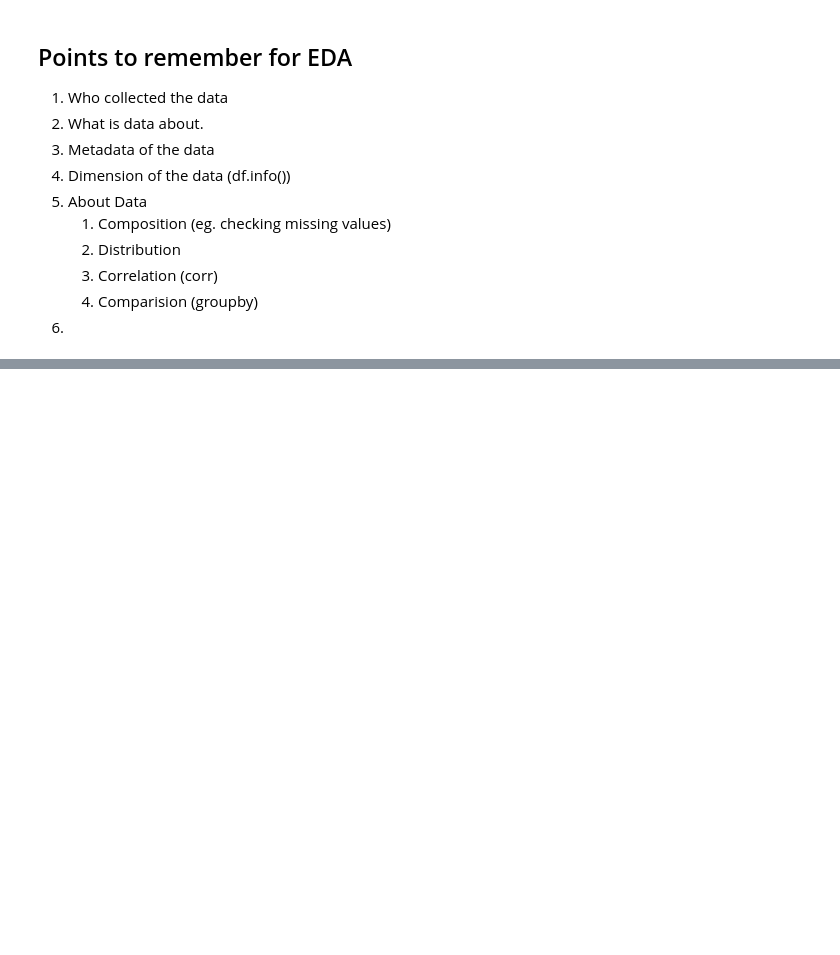
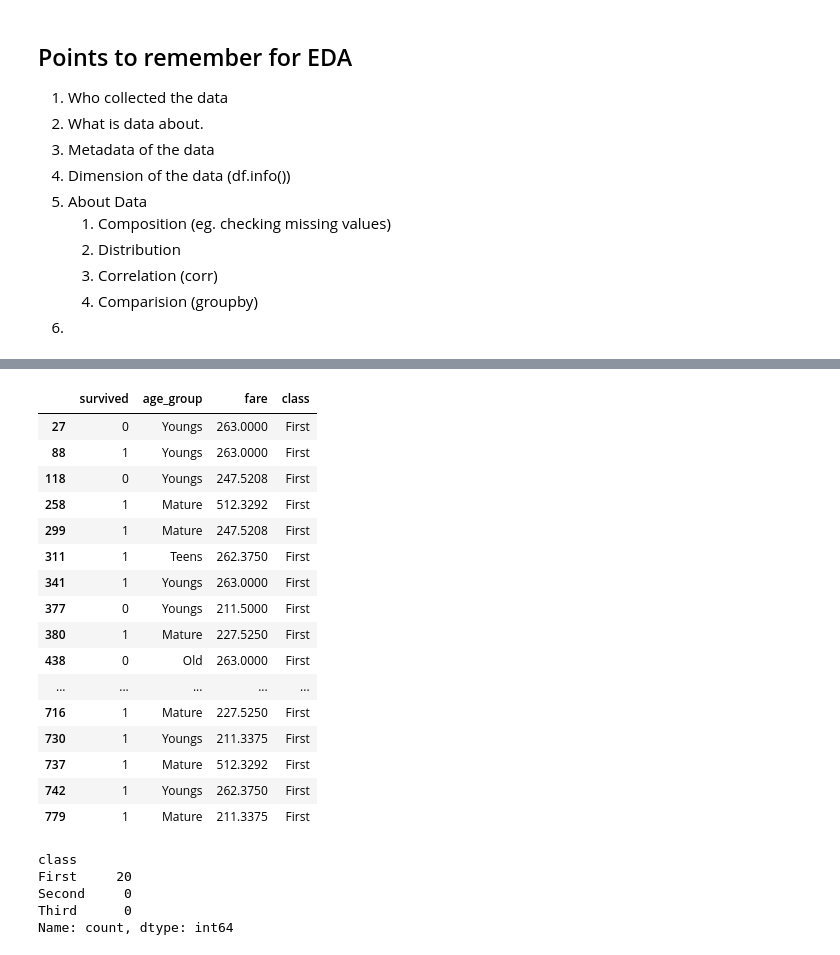
Before and after one commit to gak92/AI-DS2024, a Jupyter notebook: 01_eda/01_pandas.ipynb, the cells around one changed output, grey strips where cells are left out. Saved outputs shown, nothing was run; the diff lists cells and outputs as text; code cells hidden in the pictures; blank space fills up the shorter version.

```diff
--- a/01_eda/01_pandas.ipynb
+++ b/01_eda/01_pandas.ipynb
@@ -475,0 +571,6 @@ sns.pairplot(df)
+# %%
+# binning of age column into 7 categories
+bins = [0, 1, 5, 12, 18, 30, 50, 80]
+labels = ['Infants', 'Toddlers', 'Kids', 'Teens', 'Youngs', 'Mature', 'Old']
+
+pd.cut(df['age'], bins=bins, labels=labels)
@@ -475,0 +591,3 @@ sns.pairplot(df)
+# %%
+# Feature Engineering (Adding another column for age group)
+df['age_group'] = pd.cut(df['age'], bins=bins, labels=labels)
@@ -475,0 +625,3 @@ sns.pairplot(df)
+# %%
+df_01 = df[['survived', 'age_group', 'fare', 'class']]
+df_01.head()
@@ -475,0 +661,30 @@ sns.pairplot(df)
+# %%
+# select only those rows who pay more than 200 pounds
+df_greater_200 = df_01[df_01['fare'] > 200]
+df_greater_200
+# %% [output]
+|  | survived | age_group | fare | class |
+| 27 | 0 | Youngs | 263.0000 | First |
+| 88 | 1 | Youngs | 263.0000 | First |
+| 118 | 0 | Youngs | 247.5208 | First |
+| 258 | 1 | Mature | 512.3292 | First |
+| 299 | 1 | Mature | 247.5208 | First |
+| 311 | 1 | Teens | 262.3750 | First |
+| 341 | 1 | Youngs | 263.0000 | First |
+| 377 | 0 | Youngs | 211.5000 | First |
+| 380 | 1 | Mature | 227.5250 | First |
+| 438 | 0 | Old | 263.0000 | First |
+| ... | ... | ... | ... | ... |
+| 716 | 1 | Mature | 227.5250 | First |
+| 730 | 1 | Youngs | 211.3375 | First |
+| 737 | 1 | Mature | 512.3292 | First |
+| 742 | 1 | Youngs | 262.3750 | First |
+| 779 | 1 | Mature | 211.3375 | First |
+# %%
+df_greater_200['class'].value_counts()
+# %% [output]
+class
+First     20
+Second     0
+Third      0
+Name: count, dtype: int64
```
Also changed, not shown: parts of 21 cells of this notebook, 1 other file.
